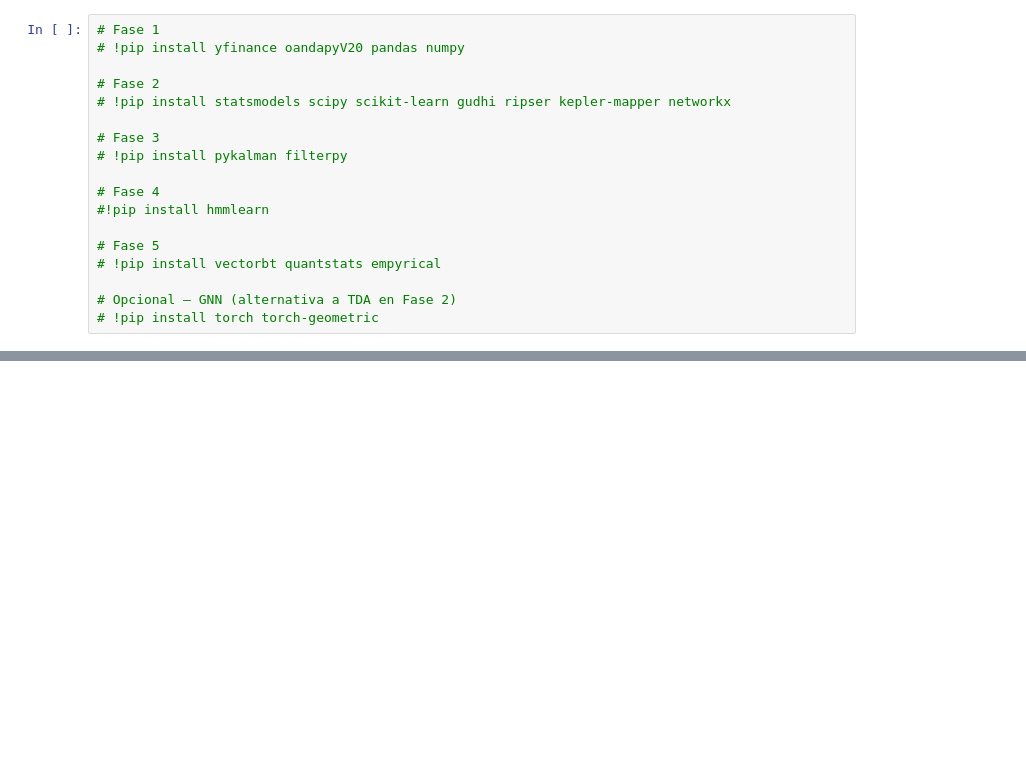
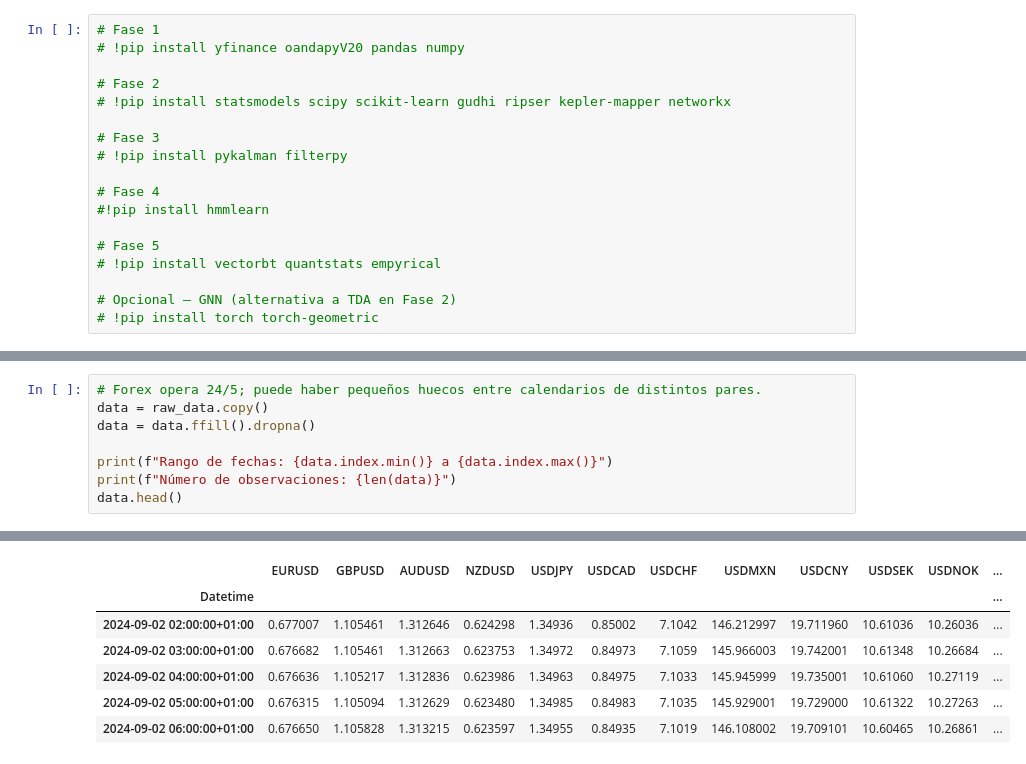
Before and after one commit to SamuOropeza/Investigacion_PCNM, a Jupyter notebook: main.ipynb, the cells around one changed output, grey strips where cells are left out. Saved outputs shown, nothing was run; the diff lists cells and outputs as text; blank space fills up the shorter version.

```diff
--- a/main.ipynb
+++ b/main.ipynb
@@ -36,0 +88,9 @@ Se instalan las librerías necesarias para cada fase del proyecto. Las marcadas
+# %%
+# Forex opera 24/5; puede haber pequeños huecos entre calendarios de distintos pares.
+data = raw_data.copy()
+data = data.ffill().dropna()
+
+print(f"Rango de fechas: {data.index.min()} a {data.index.max()}")
+print(f"Número de observaciones: {len(data)}")
+data.head()
+# %% [output]
@@ -36,0 +99,7 @@ Se instalan las librerías necesarias para cada fase del proyecto. Las marcadas
+|  | EURUSD | GBPUSD | AUDUSD | NZDUSD | USDJPY | USDCAD | USDCHF | USDMXN | USDCNY | USDSEK | USDNOK | ... |
+| Datetime |  |  |  |  |  |  |  |  |  |  |  | ... |
+| 2024-09-02 02:00:00+01:00 | 0.677007 | 1.105461 | 1.312646 | 0.624298 | 1.34936 | 0.85002 | 7.1042 | 146.212997 | 19.711960 | 10.61036 | 10.26036 | ... |
+| 2024-09-02 03:00:00+01:00 | 0.676682 | 1.105461 | 1.312663 | 0.623753 | 1.34972 | 0.84973 | 7.1059 | 145.966003 | 19.742001 | 10.61348 | 10.26684 | ... |
+| 2024-09-02 04:00:00+01:00 | 0.676636 | 1.105217 | 1.312836 | 0.623986 | 1.34963 | 0.84975 | 7.1033 | 145.945999 | 19.735001 | 10.61060 | 10.27119 | ... |
+| 2024-09-02 05:00:00+01:00 | 0.676315 | 1.105094 | 1.312629 | 0.623480 | 1.34985 | 0.84983 | 7.1035 | 145.929001 | 19.729000 | 10.61322 | 10.27263 | ... |
+| 2024-09-02 06:00:00+01:00 | 0.676650 | 1.105828 | 1.313215 | 0.623597 | 1.34955 | 0.84935 | 7.1019 | 146.108002 | 19.709101 | 10.60465 | 10.26861 | ... |
```
Also changed, not shown: parts of 7 cells of this notebook.
